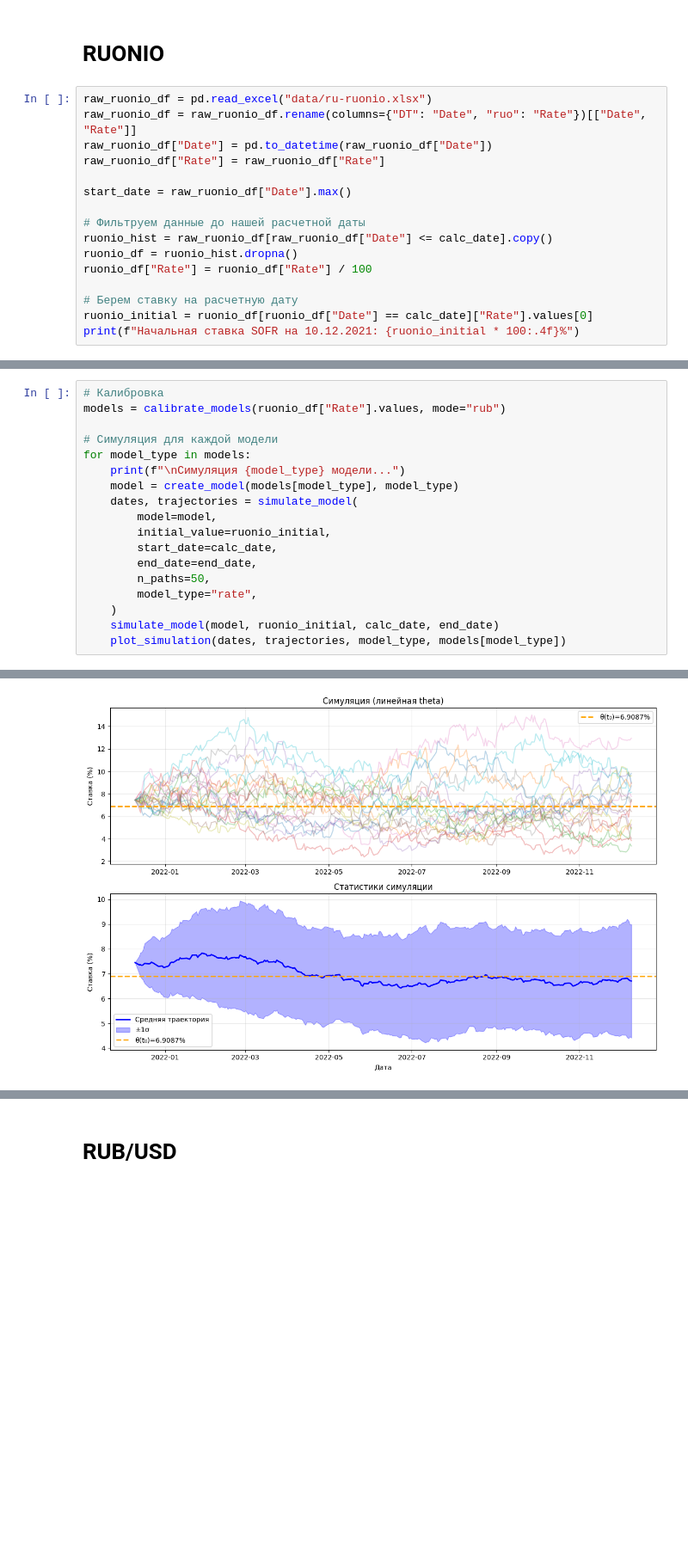
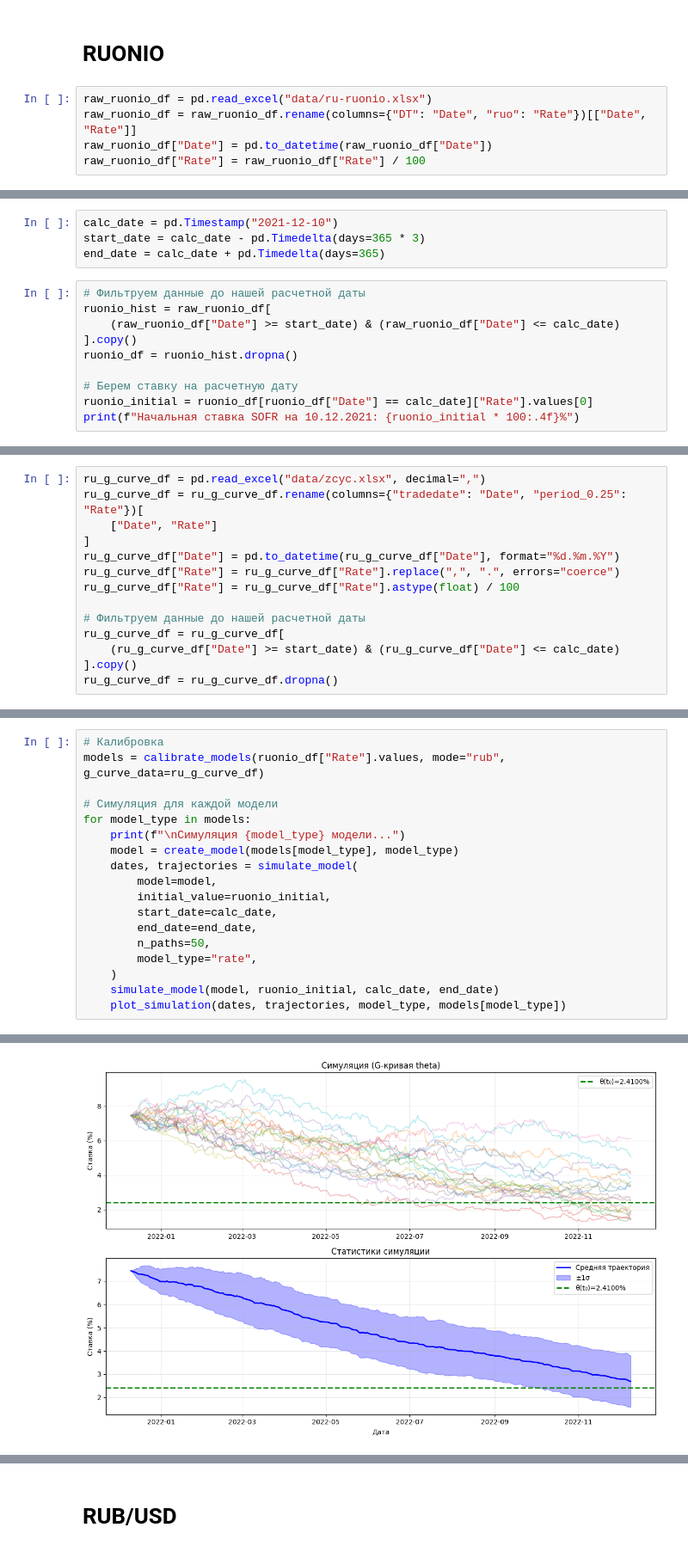
Before and after one commit to ArtemLiA/Quants-Project, a Jupyter notebook: main.ipynb, the cells around one changed output, grey strips where cells are left out. Shown at 86% size. Saved outputs shown, nothing was run; the diff lists cells and outputs as text; blank space fills up the shorter version.

```diff
--- a/main.ipynb
+++ b/main.ipynb
@@ -148,15 +183,4 @@ plot_historical_data(sofr_future)
 raw_ruonio_df = pd.read_excel("data/ru-ruonio.xlsx")
 raw_ruonio_df = raw_ruonio_df.rename(columns={"DT": "Date", "ruo": "Rate"})[["Date", "Rate"]]
 raw_ruonio_df["Date"] = pd.to_datetime(raw_ruonio_df["Date"])
-raw_ruonio_df["Rate"] = raw_ruonio_df["Rate"]
-
-start_date = raw_ruonio_df["Date"].max()
-
-# Фильтруем данные до нашей расчетной даты
-ruonio_hist = raw_ruonio_df[raw_ruonio_df["Date"] <= calc_date].copy()
-ruonio_df = ruonio_hist.dropna()
-ruonio_df["Rate"] = ruonio_df["Rate"] / 100
-
-# Берем ставку на расчетную дату
-ruonio_initial = ruonio_df[ruonio_df["Date"] == calc_date]["Rate"].values[0]
-print(f"Начальная ставка SOFR на 10.12.2021: {ruonio_initial * 100:.4f}%")
+raw_ruonio_df["Rate"] = raw_ruonio_df["Rate"] / 100
@@ -165,3 +191,17 @@ print(f"Начальная ставка SOFR на 10.12.2021: {ruonio_initial *
+# %%
+calc_date = pd.Timestamp("2021-12-10")
+start_date = calc_date - pd.Timedelta(days=365 * 3)
+end_date = calc_date + pd.Timedelta(days=365)
+# %%
+# Фильтруем данные до нашей расчетной даты
+ruonio_hist = raw_ruonio_df[
+    (raw_ruonio_df["Date"] >= start_date) & (raw_ruonio_df["Date"] <= calc_date)
+].copy()
+ruonio_df = ruonio_hist.dropna()
+
+# Берем ставку на расчетную дату
+ruonio_initial = ruonio_df[ruonio_df["Date"] == calc_date]["Rate"].values[0]
+print(f"Начальная ставка SOFR на 10.12.2021: {ruonio_initial * 100:.4f}%")
 # %%
 print_statistics(ruonio_df["Rate"])
 plot_historical_data(ruonio_df)
@@ -188,0 +229,14 @@ plot_historical_data(ruonio_df)
+# %%
+ru_g_curve_df = pd.read_excel("data/zcyc.xlsx", decimal=",")
+ru_g_curve_df = ru_g_curve_df.rename(columns={"tradedate": "Date", "period_0.25": "Rate"})[
+    ["Date", "Rate"]
+]
+ru_g_curve_df["Date"] = pd.to_datetime(ru_g_curve_df["Date"], format="%d.%m.%Y")
+ru_g_curve_df["Rate"] = ru_g_curve_df["Rate"].replace(",", ".", errors="coerce")
+ru_g_curve_df["Rate"] = ru_g_curve_df["Rate"].astype(float) / 100
+
+# Фильтруем данные до нашей расчетной даты
+ru_g_curve_df = ru_g_curve_df[
+    (ru_g_curve_df["Date"] >= start_date) & (ru_g_curve_df["Date"] <= calc_date)
+].copy()
+ru_g_curve_df = ru_g_curve_df.dropna()
@@ -189,6 +252,6 @@ plot_historical_data(ruonio_df)
 # %%
 # Калибровка
-models = calibrate_models(ruonio_df["Rate"].values, mode="rub")
+models = calibrate_models(ruonio_df["Rate"].values, mode="rub", g_curve_data=ru_g_curve_df)
 
 # Симуляция для каждой модели
 for model_type in models:
@@ -222 +282 @@ for model_type in models:
-[figure, old version]
+[figure, new version]
```
Also changed, not shown: parts of 30 cells of this notebook, 10 other files.
